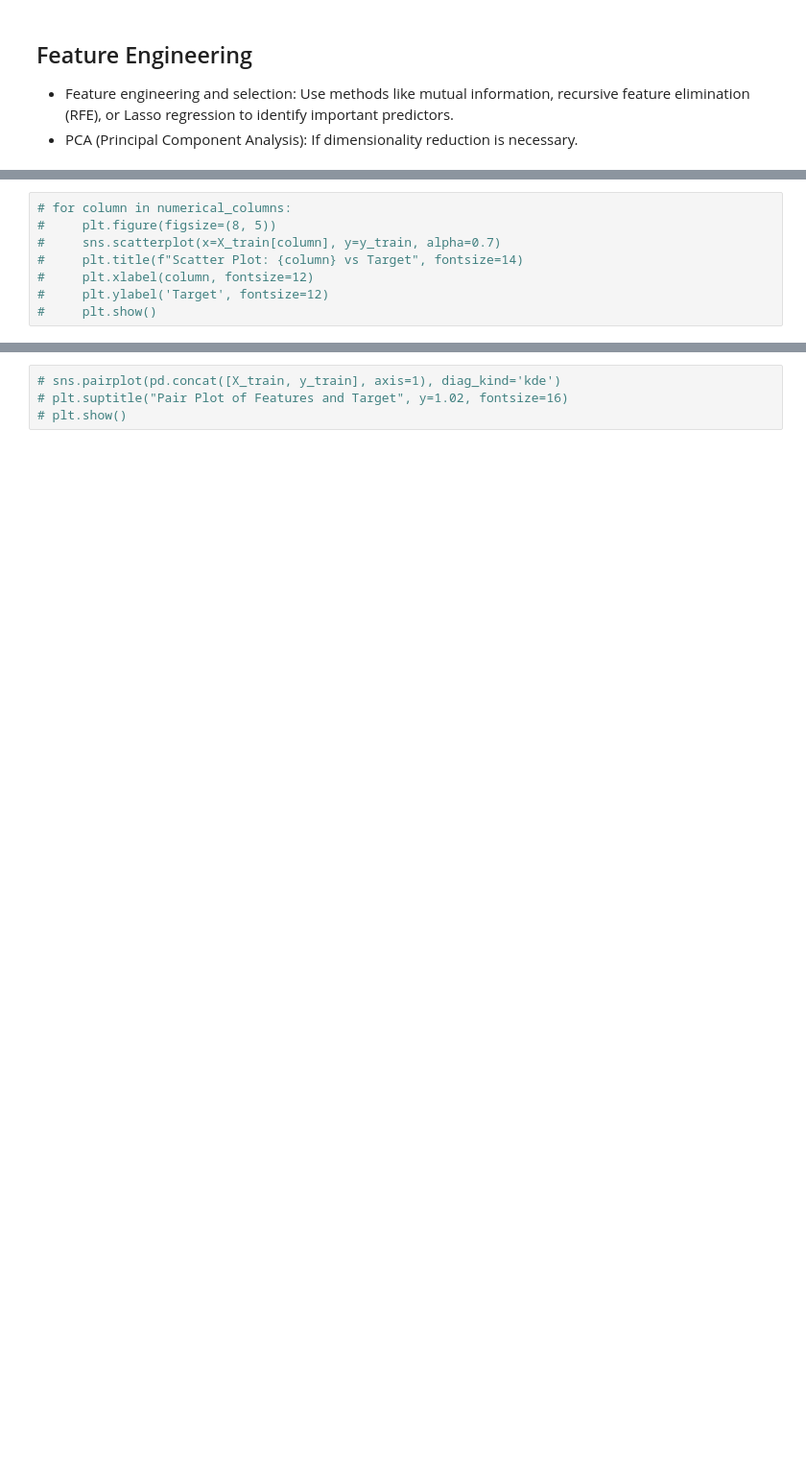
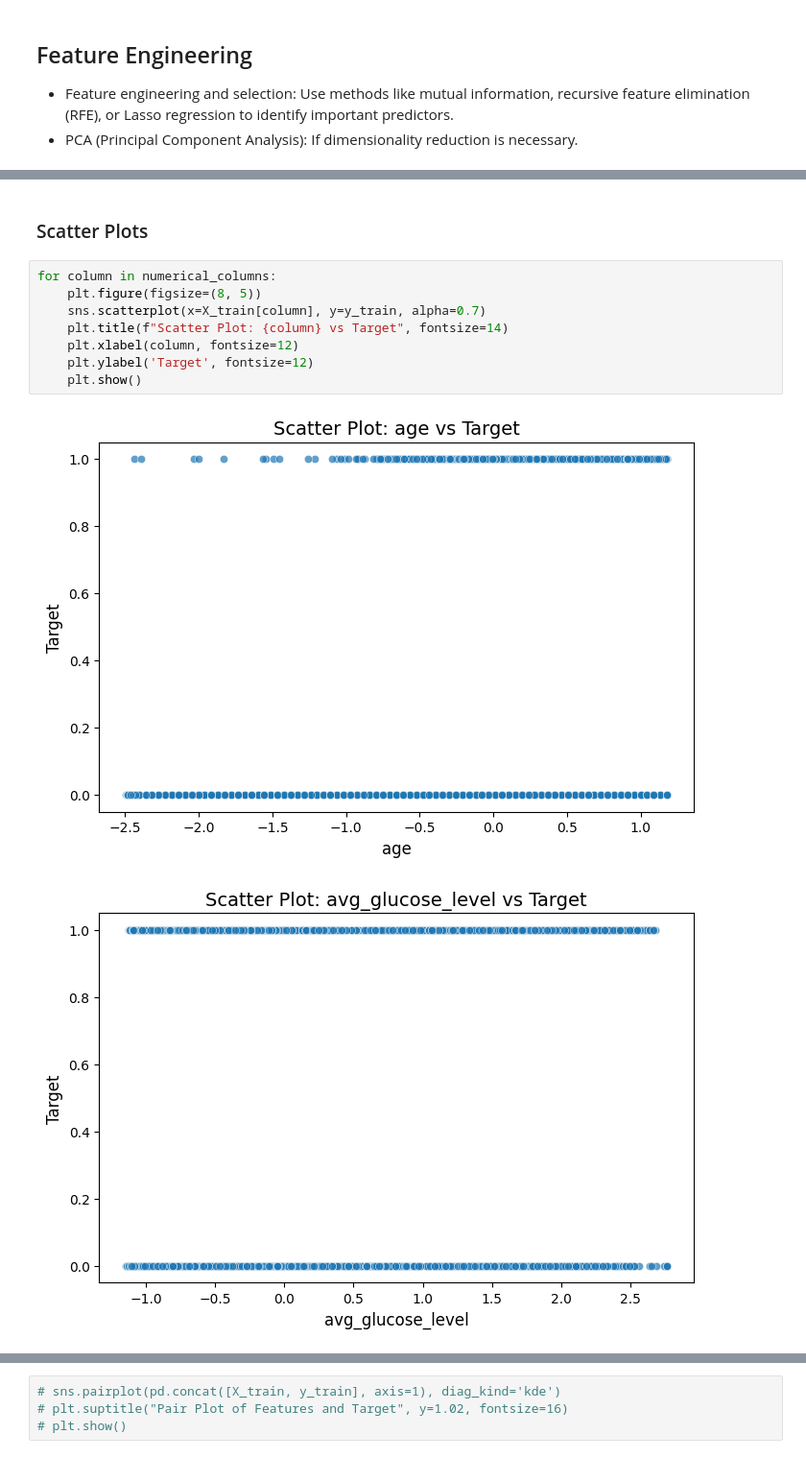
Before and after one commit to johnpospisil/stroke-prediction, a Jupyter notebook: stroke-prediction.ipynb, the cells around one changed output, grey strips where cells are left out. Shown at 96% size. Cells and saved outputs as stored; diff of their text form; blank space fills up the shorter version.

```diff
--- a/stroke-prediction.ipynb
+++ b/stroke-prediction.ipynb
@@ -440,9 +423,14 @@ Selected Features: Index(['age', 'avg_glucose_level', 'work_type_Self-employed',
       dtype='object')
+# %% [markdown]
+### Scatter Plots
 # %%
-# for column in numerical_columns:
-#     plt.figure(figsize=(8, 5))
-#     sns.scatterplot(x=X_train[column], y=y_train, alpha=0.7)
-#     plt.title(f"Scatter Plot: {column} vs Target", fontsize=14)
-#     plt.xlabel(column, fontsize=12)
-#     plt.ylabel('Target', fontsize=12)
-#     plt.show()
+for column in numerical_columns:
+    plt.figure(figsize=(8, 5))
+    sns.scatterplot(x=X_train[column], y=y_train, alpha=0.7)
+    plt.title(f"Scatter Plot: {column} vs Target", fontsize=14)
+    plt.xlabel(column, fontsize=12)
+    plt.ylabel('Target', fontsize=12)
+    plt.show()
+# %% [output]
+[figure, added]
+[figure, added]
```
Also changed, not shown: parts of 25 cells of this notebook.
